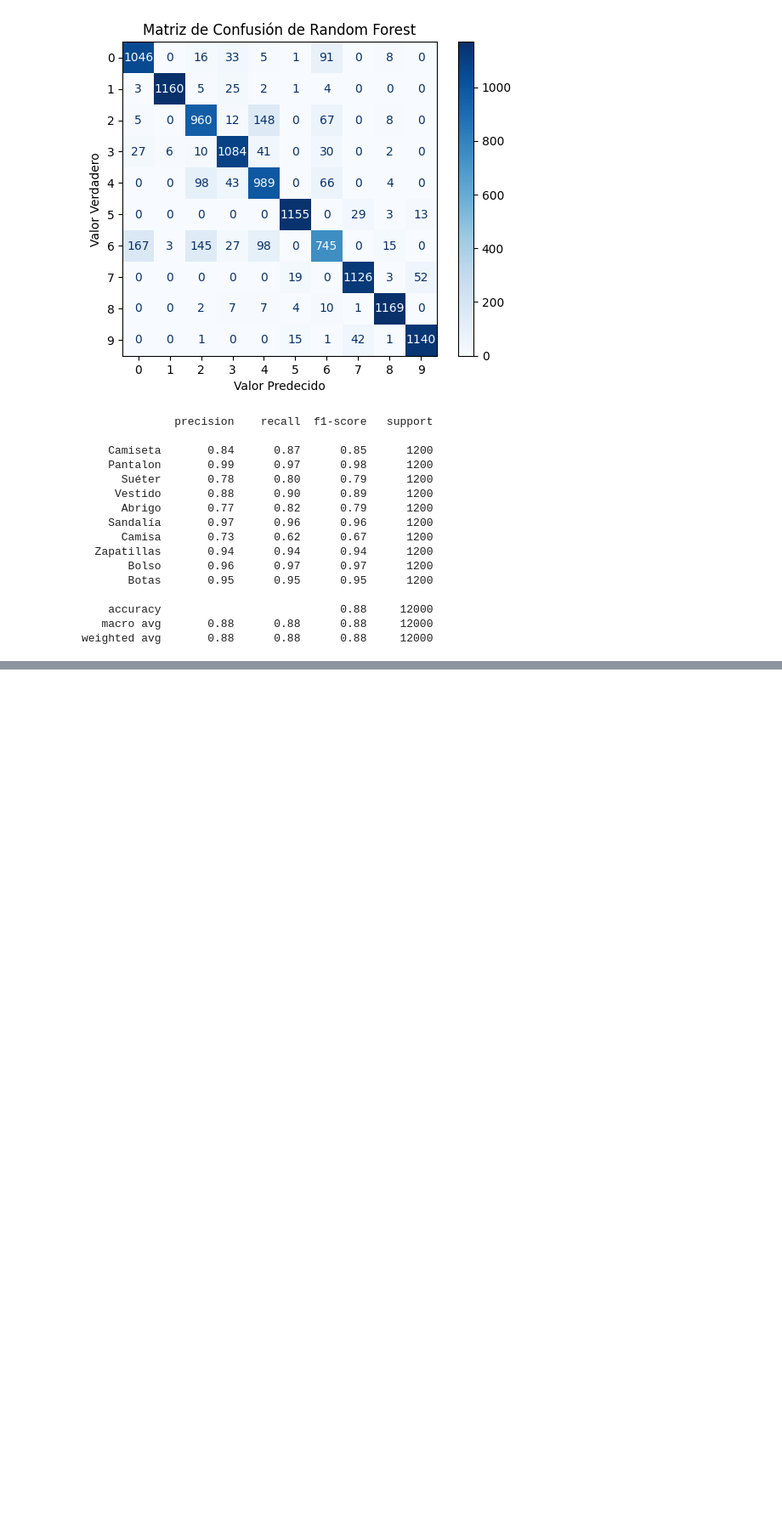
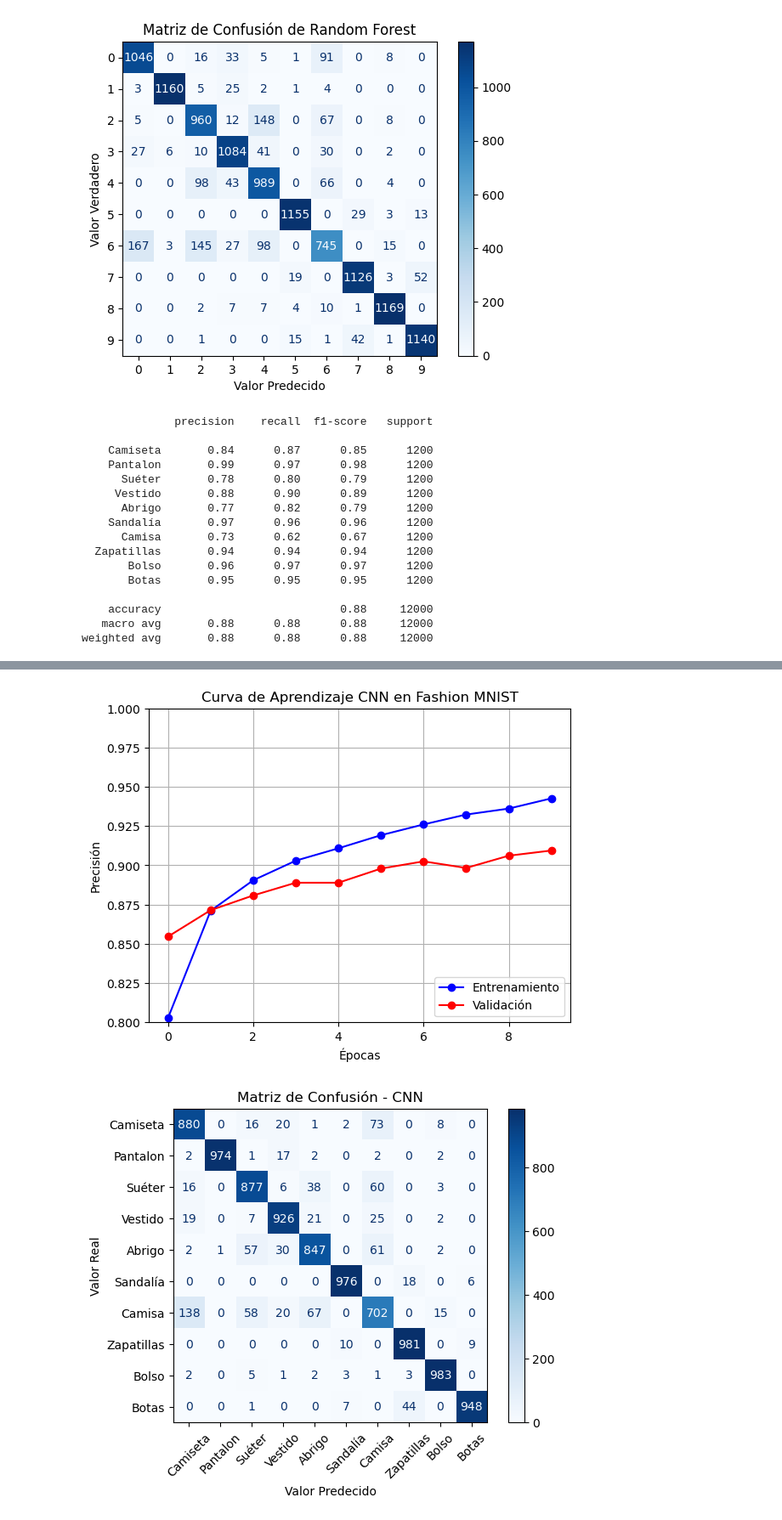
Before and after one commit to JLuisAlmendarez/Project-No.-1-Machine-Learning, a Jupyter notebook: P1_F-MNIST.ipynb, the cells around one changed output, grey strips where cells are left out. Shown at 85% size. Saved outputs shown, nothing was run; the diff lists cells and outputs as text; code cells hidden in the pictures; blank space fills up the shorter version.

```diff
--- a/P1_F-MNIST.ipynb
+++ b/P1_F-MNIST.ipynb
@@ -449,0 +436,43 @@ weighted avg       0.87      0.87      0.87     12000
+# %%
+# ----4. Gráficas de Aprendizaje
+plt.plot(history.history['accuracy'], label='Entrenamiento',color='blue',marker='o')
+plt.plot(history.history['val_accuracy'], label = 'Validación',color='red',marker='o')
+plt.plot
+plt.xlabel('Épocas')
+plt.ylabel('Precisión')
+plt.ylim([0.8, 1])
+plt.legend(loc='lower right')
+plt.title('Curva de Aprendizaje CNN en Fashion MNIST')
+plt.grid(True)
+
+test_loss, test_acc = cnn_model.evaluate(X_test_cnn,  y_test, verbose=2)
+
+# ---- 5. Predicciones y Matriz de confusión ----
+# Obtener predicciones en el set de prueba
+y_pred_probs = cnn_model.predict(X_test_cnn)          # probabilidades (logits)
+y_pred_cnn = np.argmax(y_pred_probs, axis=1)          # clase con mayor probabilidad
+
+# ---- 6. Display de Matriz de confusión
+cm_cnn = confusion_matrix(y_test, y_pred_cnn)
+disp = ConfusionMatrixDisplay(confusion_matrix=cm_cnn, display_labels=class_names)
+disp.plot(cmap="Blues", values_format="d", xticks_rotation=45)
+plt.title("Matriz de Confusión - CNN")
+plt.xlabel('Valor Predecido')
+plt.ylabel('Valor Real')
+plt.show()
+
+# ---- 7. Reporte de Clasificación ----
+print(classification_report(y_test, y_pred_cnn, target_names=class_names))
+
+# ---- 8. Predicciones de CNN ----
+fig1 = plt.figure(figsize=(10,10))
+for i in range (9):
+    plt.subplot(3,3,i+1)
+    plt.xticks([])
+    plt.yticks([])
+    plt.grid(False)
+    plt.imshow(X_test_cnn[i], cmap = 'gray')
+    plt.title(f"Pred: {class_names[y_pred_cnn[i]]} \n True: {class_names[y_test[i]]}",
+               color=('green' if y_pred_cnn[i] == y_test[i] else 'red'))
+plt.show()
+# %% [output]
@@ -449,0 +481,2 @@ weighted avg       0.87      0.87      0.87     12000
+[figure, added]
+[figure, added]
```
Also changed, not shown: parts of 9 cells of this notebook.
